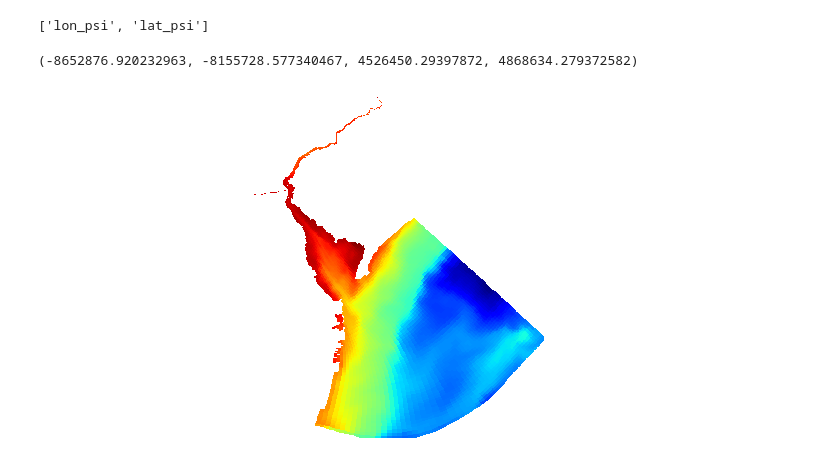
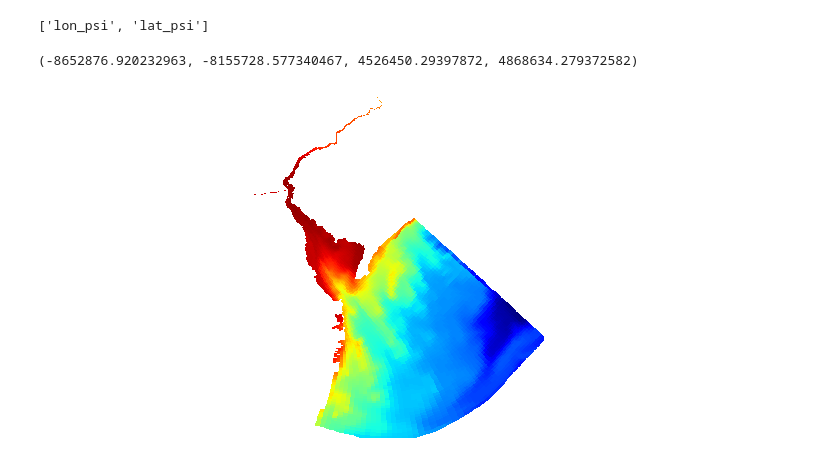
Before and after one commit to mpiannucci/ocean-notebooks, a Jupyter notebook: dbofs_best.ipynb, the cells around one changed output. Drawn from its saved outputs; the diff is of its cells as text; code cells hidden in the pictures.

```diff
--- a/dbofs_best.ipynb
+++ b/dbofs_best.ipynb
@@ -112,7 +112,15 @@ Successfully wrote kerchunked nos collection to disk
 import xarray as xr
 
 # open dataset as zarr object using fsspec reference file system and xarray
-fs = fsspec.filesystem("reference", fo='s3://nextgen-dmac/nos/nos.dbofs.fields.best.nc.zarr', remote_protocol='s3', remote_options={'anon':True, 'use_ssl': False}, target_protocol='s3', target_options={'anon':True, 'use_ssl': False})
+fs = fsspec.filesystem("filecache",
+                       target_protocol='reference',
+                       target_options={
+                           'fo': 's3://nextgen-dmac/nos/nos.dbofs.fields.best.nc.zarr',
+                           'target_protocol': 's3',
+                           'target_options': {'anon':True, 'use_ssl': False},
+                           'remote_protocol': 's3',
+                           'remote_options': {'anon':True, 'use_ssl': False}
+                        })
 m = fs.get_mapper("")
 
 ds = xr.open_dataset(m, engine="zarr", backend_kwargs=dict(consolidated=False),
@@ -234,15 +151,15 @@ ds.cf["grid_topology"].attrs['node_coordinates'].split(' ')
 # %%
 import matplotlib.pyplot as plt
 import cartopy.crs as ccrs
 %matplotlib inline
 
-sst = ds.temp.isel(ocean_time=0, s_rho=0).values
+sst = ds.temp.isel(ocean_time=-1, s_rho=0).values
 
 # plt.pcolormesh(ds.lon_rho, ds.lat_rho, temp)
 ax = plt.axes(projection=ccrs.Mercator())
 plt.pcolormesh(ds.lon_rho, ds.lat_rho, sst, transform=ccrs.PlateCarree(), cmap='jet')
 ax.set_extent([ds.lon_rho.min(), ds.lon_rho.max(), ds.lat_rho.min(), ds.lat_rho.max()], crs=ccrs.PlateCarree())
 ax.axis('off')
 # %% [output]
 (-8652876.920232963, -8155728.577340467, 4526450.29397872, 4868634.279372582)
-[figure, old version]
+[figure, new version]
```
Also changed, not shown: parts of 2 cells of this notebook.
